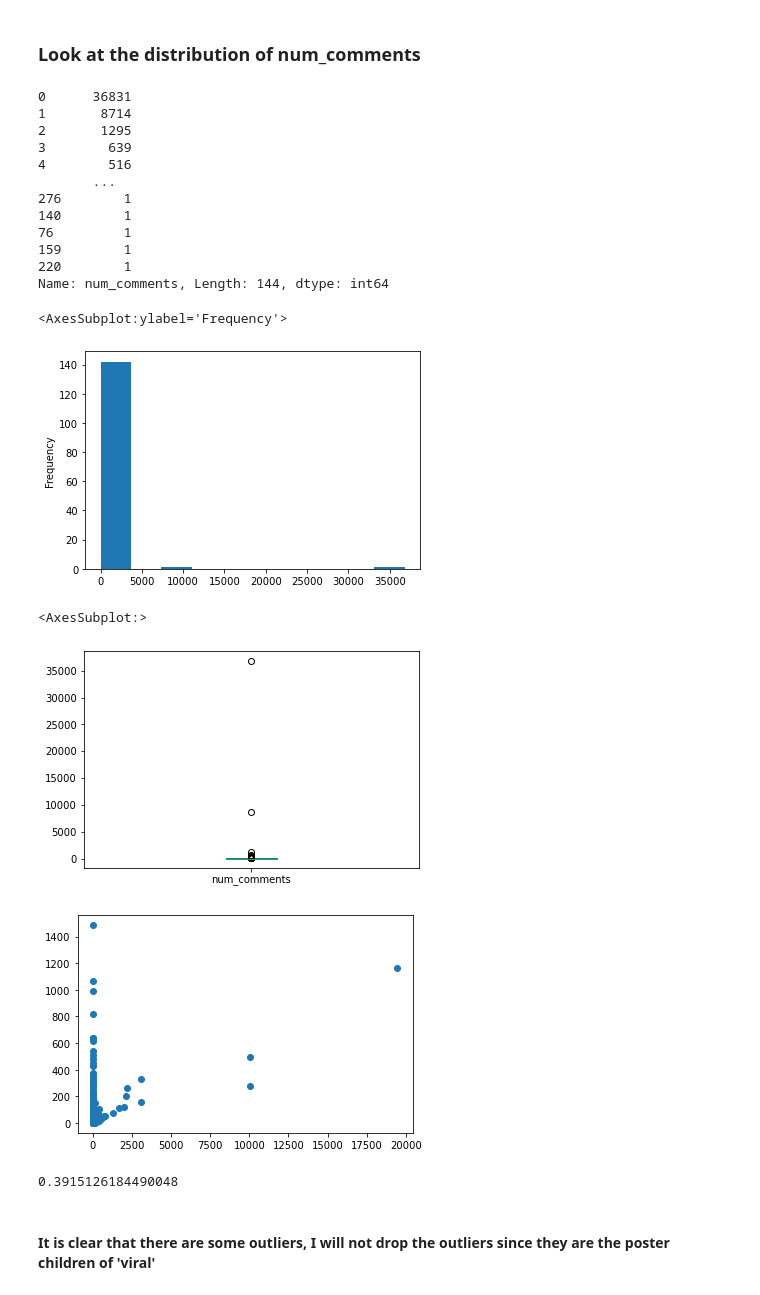
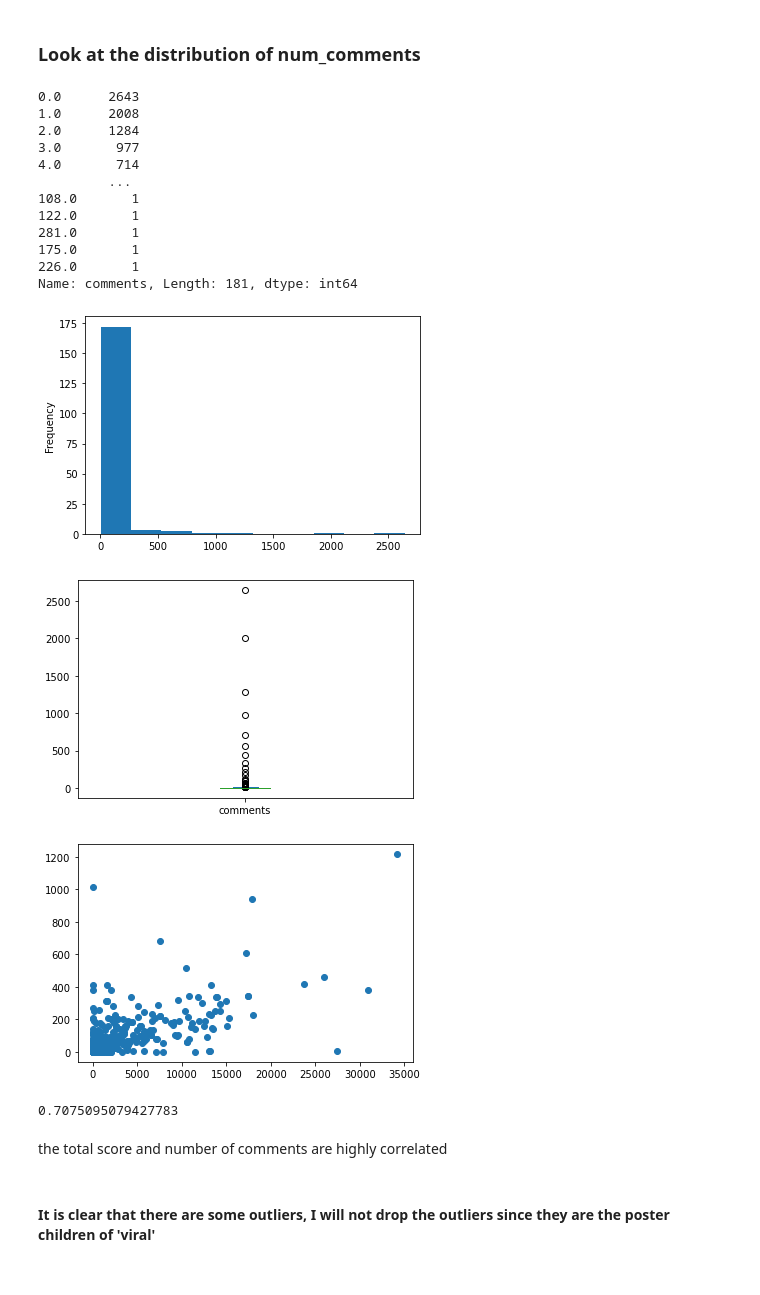
Before and after one commit to ekfuller/food_trends, a Jupyter notebook: EDA.ipynb, the cells around one changed output. Drawn from its saved outputs; the diff is of its cells as text; code cells hidden in the pictures.

Commit message:
upload all score data

```diff
--- a/EDA.ipynb
+++ b/EDA.ipynb
@@ -4,5 +6,3 @@ import matplotlib.pyplot as plt
 # %%
-posts_df = pd.read_csv('../food_trends/Data/reddit_6_months.csv')
-
-posts_df.drop(columns=['subreddit','selftext'], inplace=True)
+posts_df = pd.read_csv('./Data/posts_scores_dates.csv')
 posts_df
@@ -36,38 +57,38 @@ posts_df['score'].value_counts().plot(kind='box')
 # %% [markdown]
 ### Look at the distribution of num_comments
 # %%
-posts_df['num_comments'].value_counts()
+posts_df['comments'].value_counts()
 # %% [output]
-0      36831
-1       8714
-2       1295
-3        639
-4        516
-       ...
-276        1
-140        1
-76         1
-159        1
-220        1
-Name: num_comments, Length: 144, dtype: int64
+0.0      2643
+1.0      2008
+2.0      1284
+3.0       977
+4.0       714
+         ...
+108.0       1
+122.0       1
+281.0       1
+175.0       1
+226.0       1
+Name: comments, Length: 181, dtype: int64
 # %%
-posts_df['num_comments'].value_counts().plot(kind='hist')
+posts_df['comments'].value_counts().plot(kind='hist');
 # %% [output]
-<AxesSubplot:ylabel='Frequency'>
-[figure, old version]
+[figure, new version]
 # %%
-posts_df['num_comments'].value_counts().plot(kind='box')
+posts_df['comments'].value_counts().plot(kind='box');
 # %% [output]
-<AxesSubplot:>
-[figure, old version]
+[figure, new version]
 # %%
-plt.scatter(posts_df['score'], posts_df['num_comments']);
+plt.scatter(posts_df['score'], posts_df['comments']);
 # %% [output]
-[figure, old version]
+[figure, new version]
 # %%
-posts_df['score'].corr(posts_df['num_comments'])
+posts_df['score'].corr(posts_df['comments'])
 # %% [output]
-0.3915126184490048
+0.7075095079427783
+# %% [markdown]
+the total score and number of comments are highly correlated
 # %% [markdown]
 #### It is clear that there are some outliers, I will not drop the outliers since they are the poster children of 'viral'
 # %%
```
Also changed, not shown: parts of 19 cells of this notebook, 17 other files.
